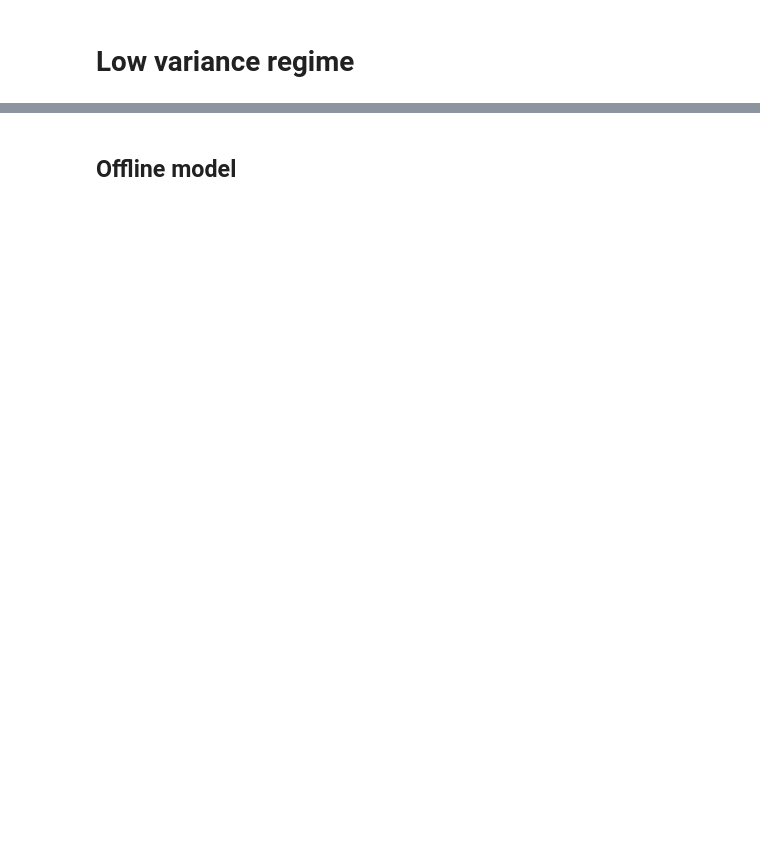
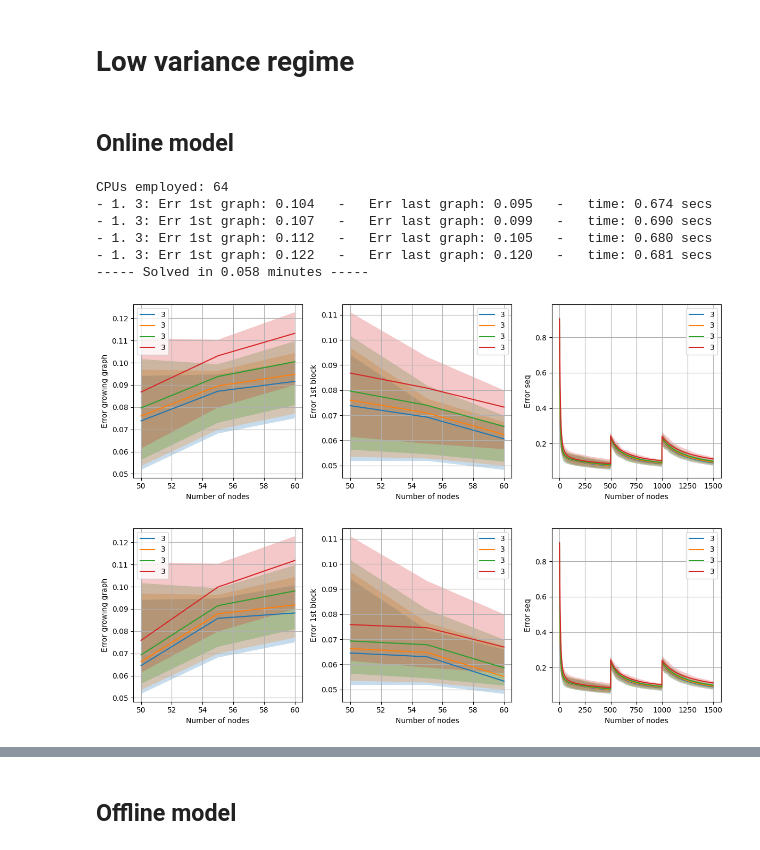
Before and after one commit to reysam93/online_ntf_expanding, a Jupyter notebook: hyperparam_tunning.ipynb, the cells around one changed output, grey strips where cells are left out. Drawn from its saved outputs; the diff is of its cells as text; code cells hidden in the pictures; blank space fills up the shorter version.

```diff
--- a/hyperparam_tunning.ipynb
+++ b/hyperparam_tunning.ipynb
@@ -114 +89,45 @@ signal_p = {
 }
+# %% [markdown]
+## Online model
+# %%
+# Default args
+default_args = {
+    'iters_sample': 50,
+    'lamb': .5,  # 1e-2,
+    'stepsize': 5e-3,  # 1e-3
+    'gamma': .99,
+    'epsilon': 1,
+    'alpha': 0,
+    'cold_start': False,
+}
+
+Exps = [
+    {'model': models.Online_dyn_nti, 'init': {'cov_update': 'incr', 'opt': 'pgd'}, 'args': {'alpha': 0,},
+     'leg': '3', 'fmt': '-'},
+    {'model': models.Online_dyn_nti, 'init': {'cov_update': 'incr', 'opt': 'pgd', 'h': .9}, 'args': {'alpha': 0,},
+     'leg': '3', 'fmt': '-'},
+    {'model': models.Online_dyn_nti, 'init': {'cov_update': 'incr', 'opt': 'pgd', 'h': .75}, 'args': {'alpha': 0,},
+     'leg': '3', 'fmt': '-'},
+    {'model': models.Online_dyn_nti, 'init': {'cov_update': 'incr', 'opt': 'pgd', 'h': .5}, 'args': {'alpha': 0,},
+     'leg': '3', 'fmt': '-'},
+]
+
+print('CPUs employed:', N_CPUS)
+
+t_init = perf_counter()
+results = Parallel(n_jobs=N_CPUS)(delayed(run_experiment)(g, Exps, graph_p, signal_p, default_args, verb) for g in range(n_graphs))
+err_graphs, err_seq, err_first, runtime = zip(*results)
+t_end = perf_counter()
+print(f'----- Solved in {(t_end-t_init)/60:.3f} minutes -----')
+
+plot_results(Exps, err_graphs, err_seq, err_first, graph_p)
+plot_results(Exps, err_graphs, err_seq, err_first, graph_p, agg='median')
+# %% [output]
+CPUs employed: 64
+- 1. 3: Err 1st graph: 0.104   -   Err last graph: 0.095   -   time: 0.674 secs
+- 1. 3: Err 1st graph: 0.107   -   Err last graph: 0.099   -   time: 0.690 secs
+- 1. 3: Err 1st graph: 0.112   -   Err last graph: 0.105   -   time: 0.680 secs
+- 1. 3: Err 1st graph: 0.122   -   Err last graph: 0.120   -   time: 0.681 secs
+----- Solved in 0.058 minutes -----
+[figure, added]
+[figure, added]
```
Also changed, not shown: parts of 6 cells of this notebook, 4 other files.
